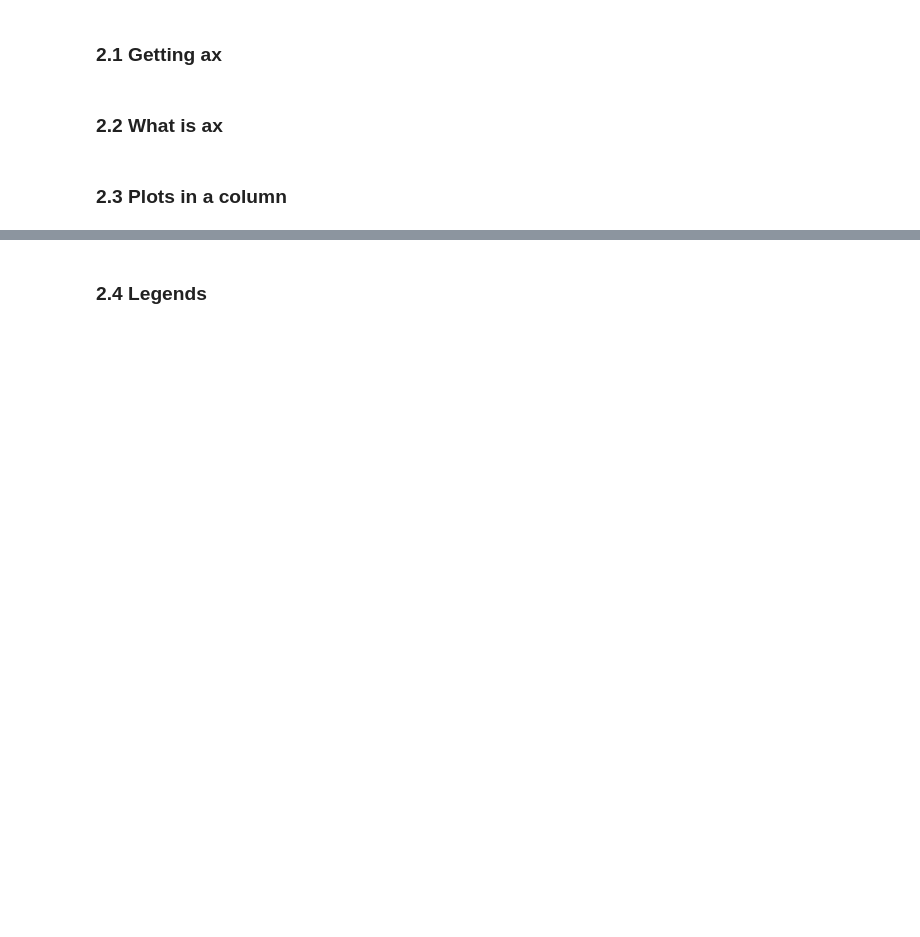
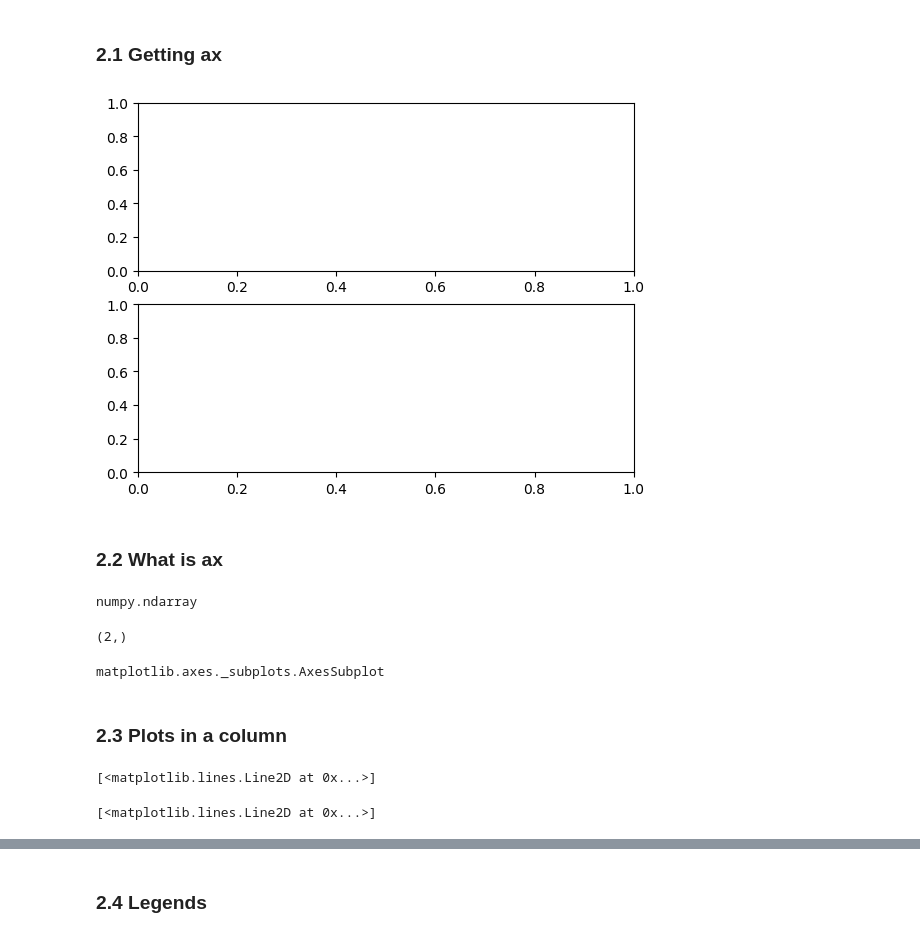
Before and after one commit to SPS-SP2273/learning-portfolio-shawn1368, a Jupyter notebook: plotting/plotting_(good).ipynb, the cells around one changed output, grey strips where cells are left out. Cells and saved outputs as stored; diff of their text form; code cells hidden in the pictures; blank space fills up the shorter version.

```diff
--- a/plotting/plotting_(good).ipynb
+++ b/plotting/plotting_(good).ipynb
@@ -54,13 +67,34 @@ ax.scatter(X, Y)
 # %%
 
 # Your code here
+fig, ax = plt.subplots(ncols=1, nrows=2)
+# %% [output]
+[figure, added]
 # %% [markdown]
 ### 2.2 What is ax
 # %%
 
 # Your code here
+type(ax)
+# %% [output]
+numpy.ndarray
+# %%
+ax.shape
+# %% [output]
+(2,)
+# %%
+type(ax[0])
+# %% [output]
+matplotlib.axes._subplots.AxesSubplot
 # %% [markdown]
 ### 2.3 Plots in a column
 # %%
 
 # Your code here
+ax[0].plot(x, cos_x, label='cos x')
+# %% [output]
+[<matplotlib.lines.Line2D at 0x...>]
+# %%
+ax[1].plot(x, sin_x, label='sin x')
+# %% [output]
+[<matplotlib.lines.Line2D at 0x...>]
```
Also changed, not shown: parts of 25 cells of this notebook.
